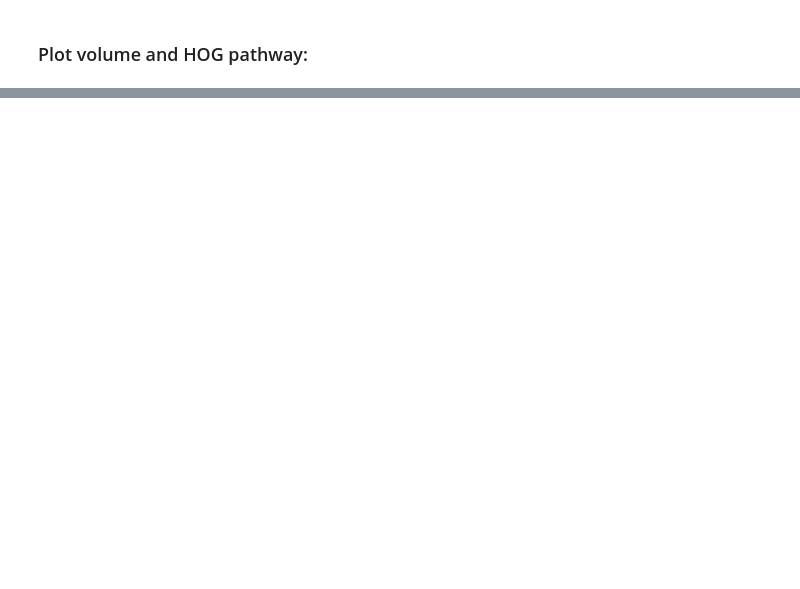
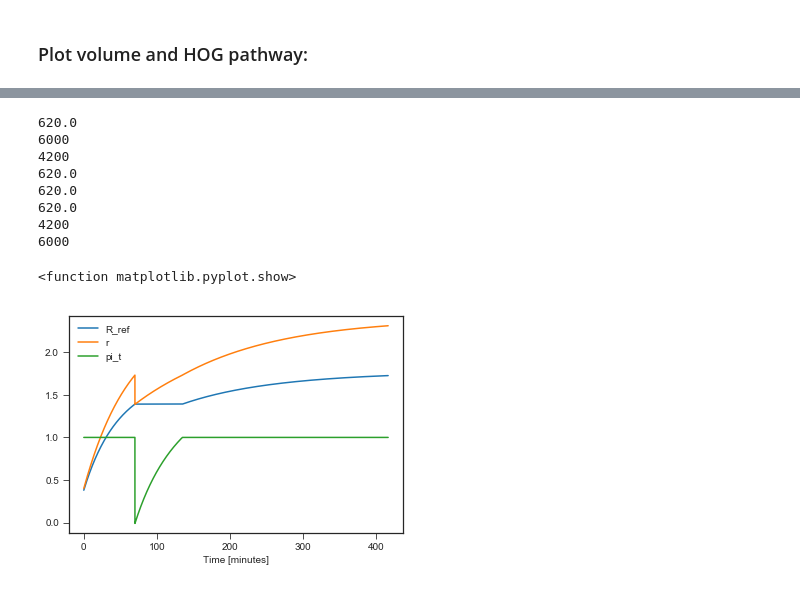
Before and after one commit to tbphu/volume_model, a Jupyter notebook: simulate_and_plot_hog_figures.ipynb, the cells around one changed output, grey strips where cells are left out. Saved outputs shown, nothing was run; the diff lists cells and outputs as text; code cells hidden in the pictures; blank space fills up the shorter version.

```diff
--- a/simulate_and_plot_hog_figures.ipynb
+++ b/simulate_and_plot_hog_figures.ipynb
@@ -533,0 +553,73 @@ plt.tight_layout()
+# %%
+volume_and_hog_model = te.loadAntimonyModel("volume_and_hog.txt")
+volume_model = te.loadAntimonyModel("volume_reference_radius.txt")
+
+volume_and_hog_model.integrator.relative_tolerance = 1e-10
+volume_model.integrator.relative_tolerance = 1e-10
+
+volume_and_hog_model_species=['time','vol_V_tot_fl', '[hog_Glyc_in]','[vol_c_i]', 'hog_Glyc_in','vol_c_i', 'hog_totalHog1PP','hog_n_totalHog1', 'hog_Hog1PPn', 'hog_Hog1PPc','hog_Hog1n', 'hog_Hog1c', '[hog_Hog1PPn]', '[hog_Hog1PPc]','[hog_Hog1n]', '[hog_Hog1c]', 'vol_pi_t', 'vol_pi_i']
+volume_model_species=['time','V_tot_fl','R_ref','r_os','r_b', '[c_e]','[c_i]','c_i', 'pi_t', 'pi_i']
+
+end_time = 25000
+
+#k_adjust = 1.27
+#k_nutrient = 2. * 1e-16 # mM/s/um^2
+#k_deg = k_adjust * k_nutrient # mM/s/um^2
+
+no_shock = volume_model['shock_set_c_e']
+no_hyposhock = volume_model['hyposhock_set_c_e']
+shock_event_time = 70*60 #volume_model['shock_event_time']
+hyposhock_event_time = 100*60 #volume_model['hyposhock_event_time']
+
+
+#shock = 240+no_shock
+#hyposhock = 240+no_hyposhock
+shock = 380+no_shock
+hyposhock = 380+no_hyposhock
+volume_hog_param_dict = {'vol_k_nutrient': None,
+                         'vol_k_deg': None,
+                         'vol_shock_event_time': shock_event_time,
+                         'vol_hyposhock_event_time': hyposhock_event_time,
+                         'vol_shock_set_c_e': shock,
+                         'vol_hyposhock_set_c_e': hyposhock
+                    }
+
+volume_param_dict = {'k_nutrient': None,
+                     'k_deg': None,
+                     'shock_event_time': shock_event_time,
+                     'hyposhock_event_time': hyposhock_event_time,
+                     'shock_set_c_e': shock,
+                     'hyposhock_set_c_e': hyposhock
+                    }
+
+
+volume_and_hog_model = apply_param_dict_to_model(volume_and_hog_model,volume_hog_param_dict)
+volume_model = apply_param_dict_to_model(volume_model,volume_param_dict)
+
+volume_and_hog_sim=volume_and_hog_model.simulate(1, end_time, end_time, selections = volume_and_hog_model_species)
+volume_sim=volume_model.simulate(1, end_time, end_time, selections = volume_model_species)
+
+plt.plot(volume_sim['time']/60,volume_sim['R_ref'],label = 'R_ref')
+plt.plot(volume_sim['time']/60,volume_sim['r_os'] + volume_sim['r_b'],label = 'r')
+#plt.plot(volume_sim['time']/60,4/3*np.pi* (volume_sim['R_ref'] )**3 ,label = 'reference cell size')
+#plt.plot(volume_sim['time']/60,4/3*np.pi* ( volume_sim['r_os'] + volume_sim['r_b'] )**3 ,label = 'cell size')
+plt.plot(volume_sim['time']/60,volume_sim['pi_t']/np.max(volume_sim['pi_t']),label = 'pi_t')
+
+#plt.ylabel('Volume [fL]')
+plt.xlabel('Time [minutes]')
+plt.legend()
+
+plt.show
+
+#print volume_sim
+# %% [output]
+620.0
+6000
+4200
+620.0
+620.0
+620.0
+4200
+6000
+<function matplotlib.pyplot.show>
+[figure, added]
```
Also changed, not shown: parts of 3 cells of this notebook, 4 other files.
